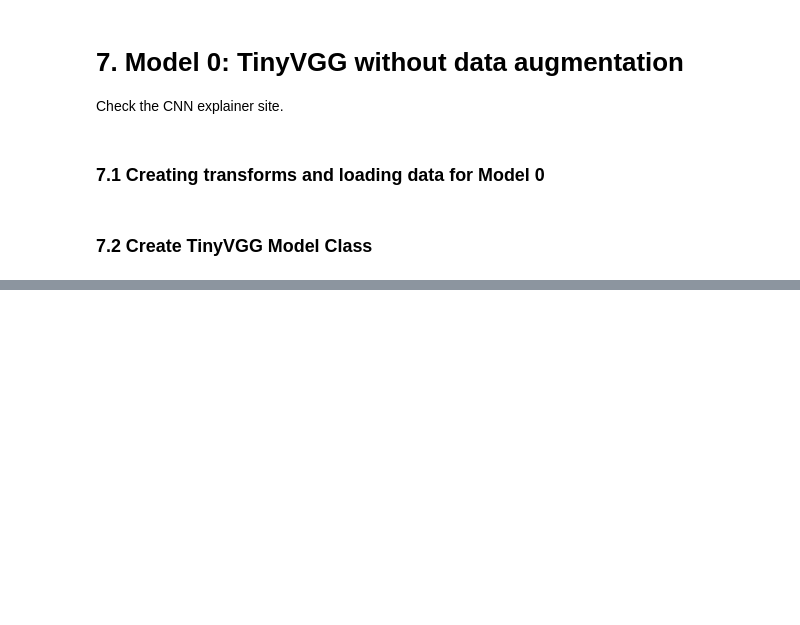
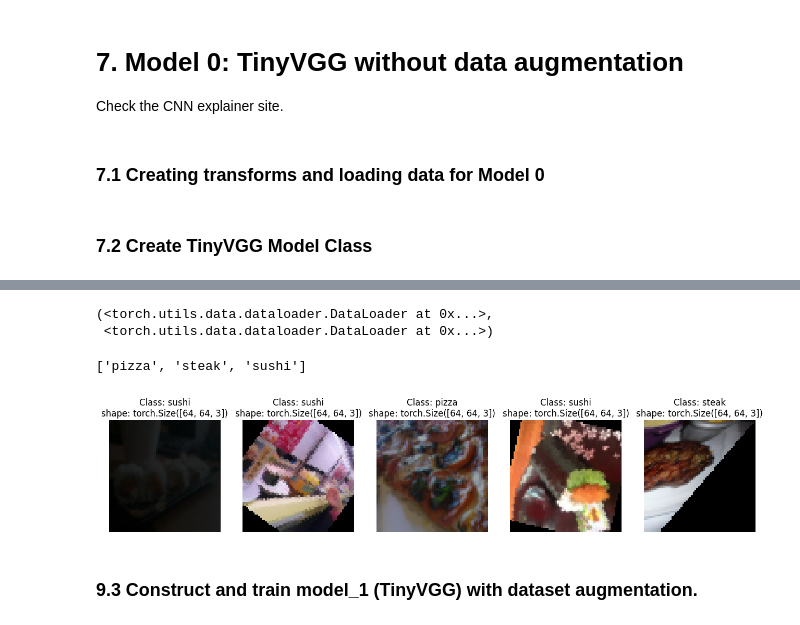
Before and after one commit to ssrhunter/pytorch-project-sandbox, a Jupyter notebook: 04_pytorch_custom_datasets.ipynb, the cells around one changed output, grey strips where cells are left out. Cells and saved outputs as stored; diff of their text form; code cells hidden in the pictures; blank space fills up the shorter version.

```diff
--- a/04_pytorch_custom_datasets.ipynb
+++ b/04_pytorch_custom_datasets.ipynb
@@ -757,0 +1060,14 @@ TinyVGG(
+# %%
+# Create training transform with TrivialAugment
+from torchvision import transforms
+train_transform_trivial = transforms.Compose([
+    transforms.Resize(size=(64, 64)),
+    transforms.TrivialAugmentWide(num_magnitude_bins=31),
+    transforms.ToTensor()
+
+])
+
+test_transform_simple = transforms.Compose([
+    transforms.Resize(size=(64, 64)),
+    transforms.ToTensor()
+])
@@ -757,0 +1086,33 @@ TinyVGG(
+# %%
+# Create DataLoaders from train_data_custom_01 and test_data_custom_01
+from torch.utils.data import DataLoader
+BATCH_SIZE = 32
+NUM_WORKERS = os.cpu_count()
+train_dataloader_custom_01 = DataLoader(dataset=train_data_custom_01,
+                                     batch_size=BATCH_SIZE,
+                                     num_workers=NUM_WORKERS,
+                                     shuffle=True)
+test_dataloader_custom_01 = DataLoader(dataset=test_data_custom_01,
+                                     batch_size=BATCH_SIZE,
+                                     num_workers=NUM_WORKERS,
+                                     shuffle=False)
+
+train_dataloader_custom_01, test_dataloader_custom_01
+# %% [output]
+(<torch.utils.data.dataloader.DataLoader at 0x...>,
+ <torch.utils.data.dataloader.DataLoader at 0x...>)
+# %%
+class_names_01, class_to_idx_01 = find_classes(test_dir)
+class_names_01
+#len(class_names_01)
+# %% [output]
+['pizza', 'steak', 'sushi']
+# %%
+display_random_images(train_data_custom_01,
+                      n=5,
+                      classes=class_names_01,
+                      seed=None)
+# %% [output]
+[figure, added]
+# %% [markdown]
+### 9.3 Construct and train model_1 (TinyVGG) with dataset augmentation.
```
Also changed, not shown: parts of 46 cells of this notebook.
